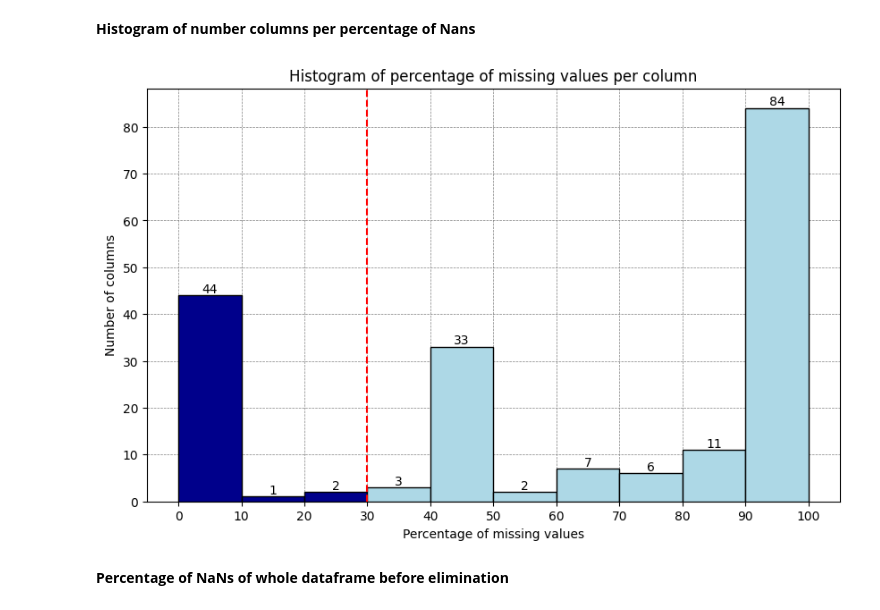
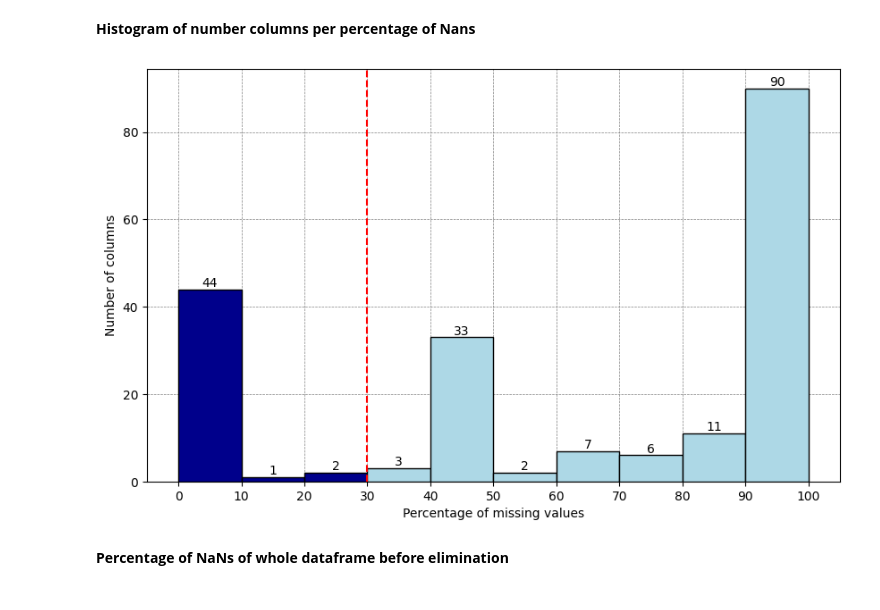
Before and after one commit to carlosla2802/TFG-repo, a Jupyter notebook: tfg_code.ipynb, the cells around one changed output. Saved outputs shown, nothing was run; the diff lists cells and outputs as text; code cells hidden in the pictures.

```diff
--- a/tfg_code.ipynb
+++ b/tfg_code.ipynb
@@ -209,33 +210,44 @@ Length: 199, dtype: float64
 # %% [markdown]
 **Histogram of number columns per percentage of Nans**
 # %%
+import numpy as np
+import matplotlib.pyplot as plt
+
+# Asumimos que tienes un array llamado 'missing_percentage_sorted' que contiene los porcentajes de valores faltantes.
+
 # Define histogram limits
-bins = np.arange(0, 110, 10)
+bins = np.arange(0, 101, 10)  # Cambio aquí para que los bins vayan de 0 a 100 en intervalos de 10
 
 # Create histogram
 plt.figure(figsize=(10, 6))
 # Activar la cuadrícula pero colocarla detrás de las barras
 plt.grid(True, color='gray', linestyle='--', linewidth=0.5, zorder=0)
-for b in bins[:-1]:
+for i in range(len(bins) - 1):
+    b = bins[i]
     if b < 30:
         color = 'darkblue'  # Tono de azul fuerte para barras a la izquierda de x=30
     else:
         color = 'lightblue'  # Tono de azul más claro para barras a la derecha de x=30
-    # Calcular el número de columnas en este rango de bin
-    count = np.sum((missing_percentage_sorted >= b) & (missing_percentage_sorted < b+10))
+
+    if b == 90:
+        # Incluir explícitamente el 100% en el intervalo de 90 a 100
+        count = np.sum((missing_percentage_sorted >= b) & (missing_percentage_sorted <= 100))
+    else:
+        count = np.sum((missing_percentage_sorted >= b) & (missing_percentage_sorted < b+10))
+
     plt.bar(b + 5, count, width=10, color=color, edgecolor='black', zorder=3)
     # Mostrar el valor de cada barra
     if count > 0:  # Solo mostrar etiquetas para barras con conteo no nulo
         plt.text(b + 5, count, str(count), ha='center', va='bottom')
 
 plt.axvline(x=30, color='red', linestyle='--', zorder=4)  # Línea vertical en x=30
 plt.xticks(bins)
 plt.xlabel('Percentage of missing values')
 plt.ylabel('Number of columns')
-plt.title('Histogram of percentage of missing values per column')
+# plt.title('Histogram of percentage of missing values per column')
 plt.show()
 # %% [output]
-[figure, old version]
+[figure, new version]
 # %% [markdown]
 **Percentage of NaNs of whole dataframe before elimination**
 # %%
```
Also changed, not shown: parts of 3 cells of this notebook.
